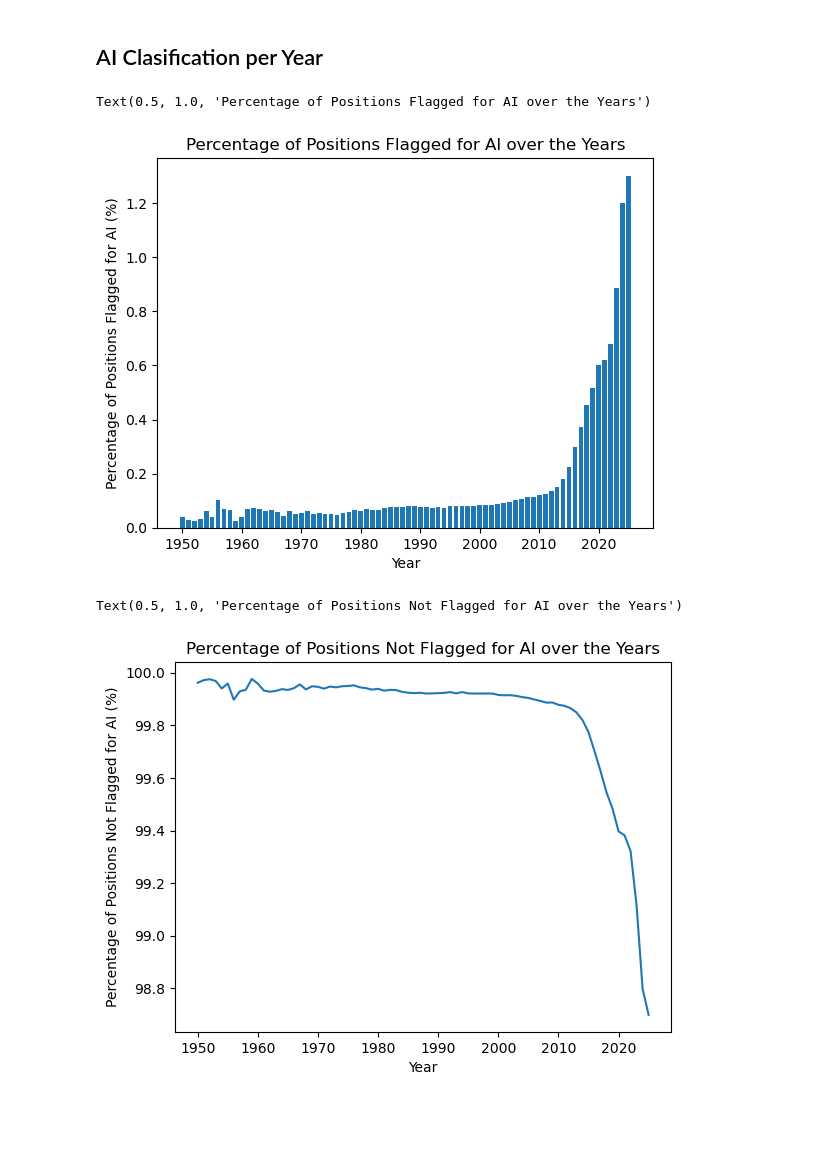
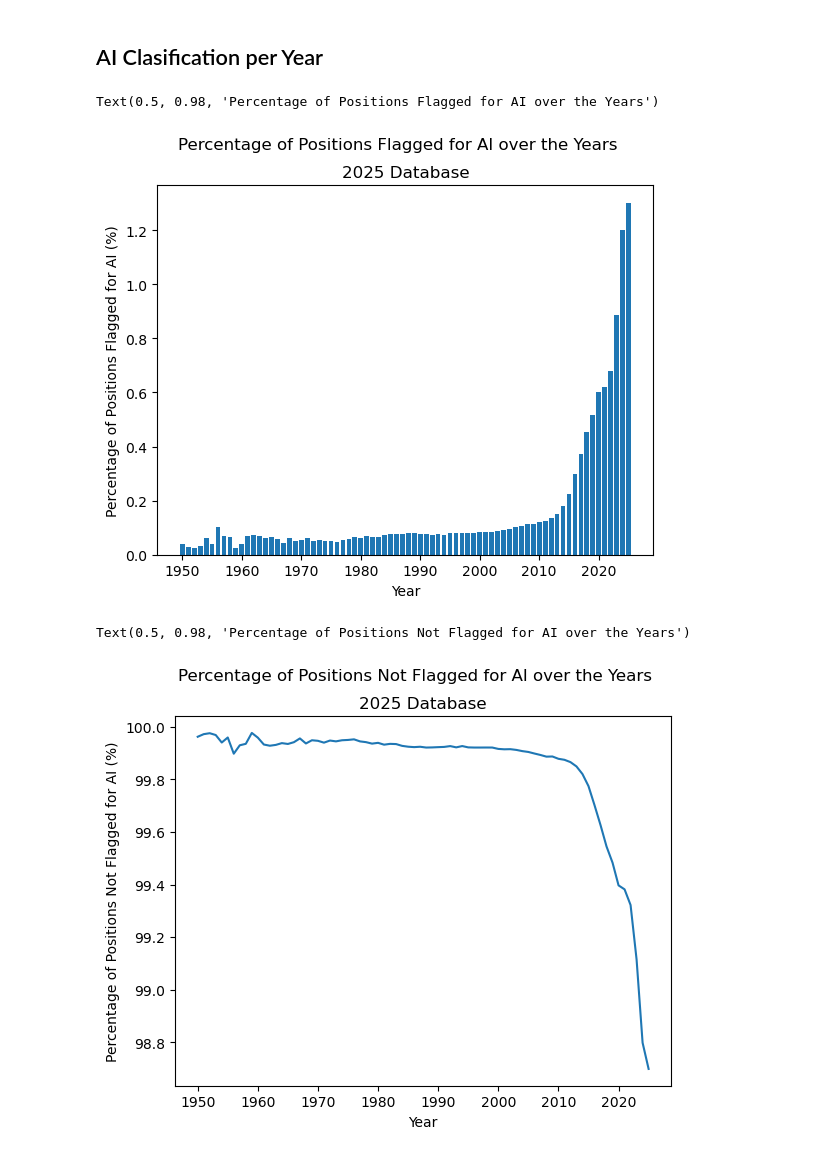
Before and after one commit to juliahansen3/Berkeley-Haas-Research, a Jupyter notebook: Python Plots/Data Visualization.ipynb, the cells around one changed output. Cells and saved outputs as stored; diff of their text form; code cells hidden in the pictures; blank space fills up the shorter version.

```diff
--- a/Python Plots/Data Visualization.ipynb
+++ b/Python Plots/Data Visualization.ipynb
@@ -259,14 +340,15 @@ plt.show()
 # %%
 years = AI_class_df.years
 AI = AI_class_df.AI_perc
 
 plt.bar(years, AI)
 plt.xlabel("Year")
 plt.ylabel("Percentage of Positions Flagged for AI (%)")
-plt.title("Percentage of Positions Flagged for AI over the Years")
+plt.title("2025 Database");
+plt.suptitle("Percentage of Positions Flagged for AI over the Years")
 # %% [output]
-Text(0.5, 1.0, 'Percentage of Positions Flagged for AI over the Years')
+Text(0.5, 0.98, 'Percentage of Positions Flagged for AI over the Years')
-[figure, old version]
+[figure, new version]
 # %%
 years = AI_class_df.years
 not_AI = AI_class_df.not_AI_perc
@@ -274,7 +356,8 @@ not_AI = AI_class_df.not_AI_perc
 plt.plot(years, not_AI)
 plt.xlabel("Year")
 plt.ylabel("Percentage of Positions Not Flagged for AI (%)")
-plt.title("Percentage of Positions Not Flagged for AI over the Years")
+plt.title("2025 Database")
+plt.suptitle("Percentage of Positions Not Flagged for AI over the Years")
 # %% [output]
-Text(0.5, 1.0, 'Percentage of Positions Not Flagged for AI over the Years')
+Text(0.5, 0.98, 'Percentage of Positions Not Flagged for AI over the Years')
-[figure, old version]
+[figure, new version]
```
Also changed, not shown: parts of 10 cells of this notebook.
